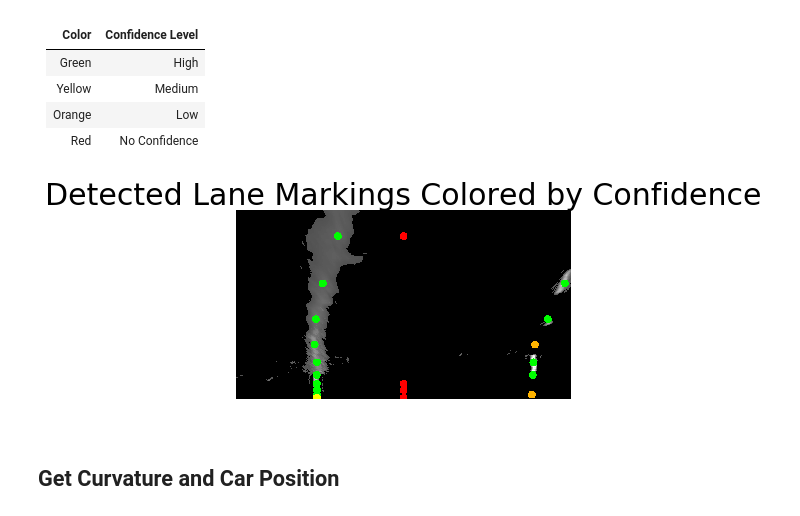
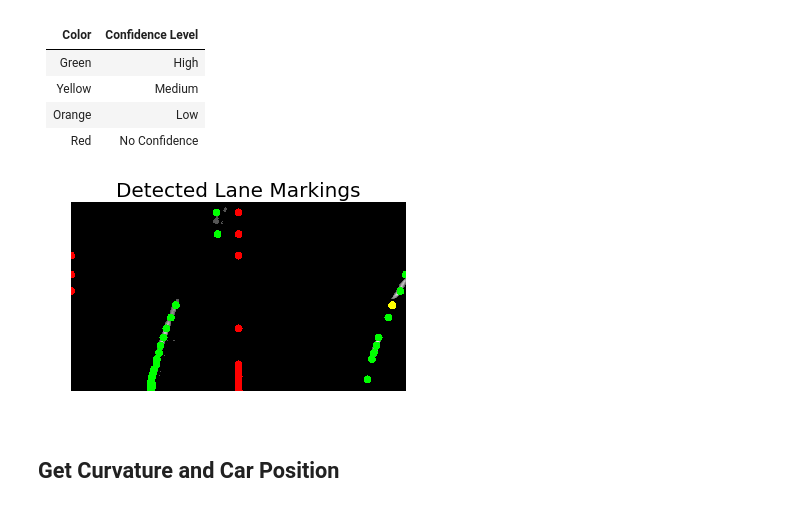
Before and after one commit to MarkDekker/CarND-Advanced-Lane-Lines, a Jupyter notebook: Pipeline.ipynb, the cells around one changed output. Drawn from its saved outputs; the diff is of its cells as text; code cells hidden in the pictures.

```diff
--- a/Pipeline.ipynb
+++ b/Pipeline.ipynb
@@ -128,7 +128,7 @@ def perspective_transform(img):
     perspective_matrix = cv2.getPerspectiveTransform(src, dst)
     return cv2.warpPerspective(udist, perspective_matrix, img_res)
 # %%
-img = import_image('./test_images/test4.jpg')
+img = import_image('./test_images/test6.jpg')
 udist = cv2.undistort(img, mtx, dist, None, mtx)
 warped = perspective_transform(udist)
 compare_images(udist, warped)
@@ -219,15 +219,15 @@ def abs_sobel(img, thresh_min=0):
 
     scaled_sobel = np.uint8(255*abs_sobel/np.max(abs_sobel))
 
-    binary_output = translate_horz(scaled_sobel, direction='left', shift=0.01)/2
-    binary_output = binary_output + translate_horz(scaled_sobel, direction='right', shift=0.01)/2
+    img_output = translate_horz(scaled_sobel, direction='left', shift=0.01)/2
+    img_output = img_output + translate_horz(scaled_sobel, direction='right', shift=0.01)/2
 
-    binary_output = np.where(binary_output > thresh_min, binary_output*5, 0)
-    binary_output = np.where(binary_output > 255, 255, binary_output)
+    img_output = np.where(img_output > thresh_min, img_output*5, 0)
+    img_output = np.where(img_output > 255, 255, img_output)
 
-    print(np.max(binary_output))
+    norm_img = np.zeros(img_output.shape)
 
-    return cv2.normalize(binary_output, norm_img, alpha=0, beta=255, norm_type=cv2.NORM_MINMAX)
+    return cv2.normalize(img_output, norm_img, alpha=0, beta=255, norm_type=cv2.NORM_MINMAX)
 # %%
 # Run the function
 grad_binary = abs_sobel(warped, thresh_min=5)
@@ -281,9 +279,9 @@ compare_images(saturation_channel, norm_thresh)
 # %% [markdown]
 Since the perspective transform leads to dramatic stretching of the pixels that were far away, the resolution of the lane lines decreases vertically.  It also means that thin slices of pixels near the bottom contain far more information than thicker bands of pixels near the top.  To compensate for this, the image is subdivided into exponentially decreasing bins towards the bottom.
 # %%
-vertical_bins = np.arange(4.5, -0.1, -0.5)
+vertical_bins = np.arange(4.5, -0.1, -0.2)
 image_height = 720 #px
-vertical_bins = [int(10.0 * 2**b) for b in vertical_bins]
+vertical_bins = [int(4.5 * 2**b) for b in vertical_bins]
 delta = image_height - sum(vertical_bins)
 vertical_bins[0] += delta
 
@@ -292,6 +290,8 @@ img_bins = np.copy(warped)
 
 for vertical_bin in vertical_bins:
     position += vertical_bin
-    img_bins = cv2.line(img_bins,(0,position),(1280,position),(0,255,180),3)
-compare_images(img,img_bins)
+    line_overlay = np.zeros(img_bins.shape)
+    line_overlay = cv2.line(line_overlay,(0,position),(1280,position),(0,255,180),3)
+    img_bins = img_bins + (line_overlay * 0.1).astype(int)
+plot_image(img_bins, title='Image Slices')
 # %% [output]
@@ -310,9 +311,9 @@ def detect_peak(img_hist, peak_pos_y, img_average, offset=0):
 
     confidence = 'high'
 
-    if peak_val < 40 * hist_avg:
+    if peak_val < 20 * hist_avg:
         confidence = 'none'
-    elif peak_val < 100.0 * hist_avg:
+    elif peak_val < 70.0 * hist_avg:
         confidence = 'low'
     elif peak_val < 200.0 * hist_avg:
         confidence = 'medium'
@@ -320,7 +321,7 @@ def detect_peak(img_hist, peak_pos_y, img_average, offset=0):
 
     peak_pos_x = peak_pos + offset
 
-    return [peak_pos_x, peak_pos_y, confidence, peak_val]
+    return [peak_pos_x, peak_pos_y, confidence]
 
 def detect_lines(img, v_bins, poly_left=None, poly_right=None):
     assert len(img.shape) == 2, 'Input image must be grayscale!'
@@ -329,7 +330,7 @@ def detect_lines(img, v_bins, poly_left=None, poly_right=None):
     right_min = int(img.shape[1] * 1/2)
 
     img_mean = img.mean(axis=(0,1))
-    search_window = 300
+    search_margin = 150
 
     pos = 0
     left_peaks = []
@@ -345,8 +346,8 @@ def detect_lines(img, v_bins, poly_left=None, poly_right=None):
             left_offset = 0
         else:
             l_center = poly_left[0] * v_center ** 2 + poly_left[1] * v_center ** 1 + poly_left[2]
-            l_start = min(max(l_center - int(search_window/2),0), img.shape[1])
-            l_end = min(max(l_center + int(search_window/2),0), img.shape[1])
+            l_start = min(max(l_center - int(search_margin),0), img.shape[1])
+            l_end = min(max(l_center + int(search_margin),0), img.shape[1])
             left_img_slice = img[pos:(pos + v_bin),l_start:l_end]
             left_offset = l_start
 
@@ -355,8 +356,8 @@ def detect_lines(img, v_bins, poly_left=None, poly_right=None):
             right_offset = right_min
         else:
             r_center = poly_right[0] * v_center ** 2 + poly_right[1] * v_center ** 1 + poly_right[2]
-            r_start = min(max(r_center - int(search_window/2),0), img.shape[1])
-            r_end = min(max(r_center + int(search_window/2),0), img.shape[1])
+            r_start = min(max(r_center - int(search_margin),0), img.shape[1])
+            r_end = min(max(r_center + int(search_margin),0), img.shape[1])
             right_img_slice = img[pos:(pos + v_bin),r_start:r_end]
             right_offset = r_start
 
@@ -379,29 +380,29 @@ To ensure that the projections are accurate, plot the result on an image below.
 # %%
 left_peaks, right_peaks = detect_lines(norm_thresh, vertical_bins)
 
 norm_img_color = np.stack((norm_thresh, norm_thresh, norm_thresh), axis=-1)
 img_peaks = np.copy(norm_img_color)
 
 def mark_peak(img, peak_info):
     confidence = peak_info[2]
     if confidence == 'high':
         color = (0,255,0)
     elif confidence == 'medium':
         color = (255,255,0)
     elif confidence == 'low':
         color = (255,180,0)
     elif confidence == 'none':
         color = (255,0,0)
 
     return cv2.circle(img, (peak_info[0],peak_info[1]) , 15, color, -1)
 
 for left_peak, right_peak in zip(left_peaks, right_peaks):
     img_peaks = mark_peak(img_peaks, left_peak)
     img_peaks = mark_peak(img_peaks, right_peak)
 
-plot_image(img_peaks.astype(int),title='Detected Lane Markings Colored by Confidence')
+plot_image(img_peaks.astype(int),title='Detected Lane Markings')
 # %% [output]
-[figure, old version]
+[figure, new version]
 # %% [markdown]
 ## Get Curvature and Car Position
 # %% [markdown]
```
Also changed, not shown: parts of 16 cells of this notebook, 1 other file.
